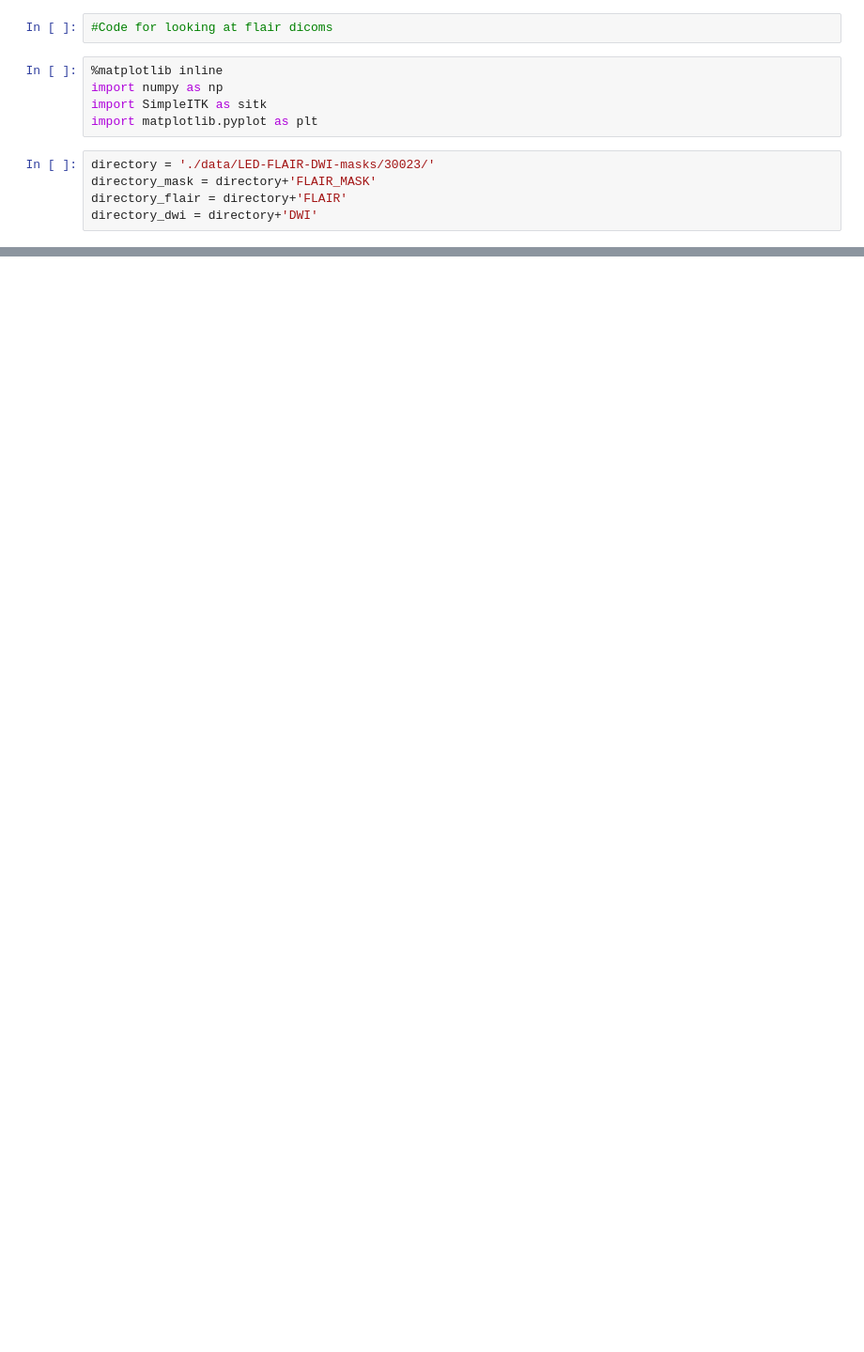
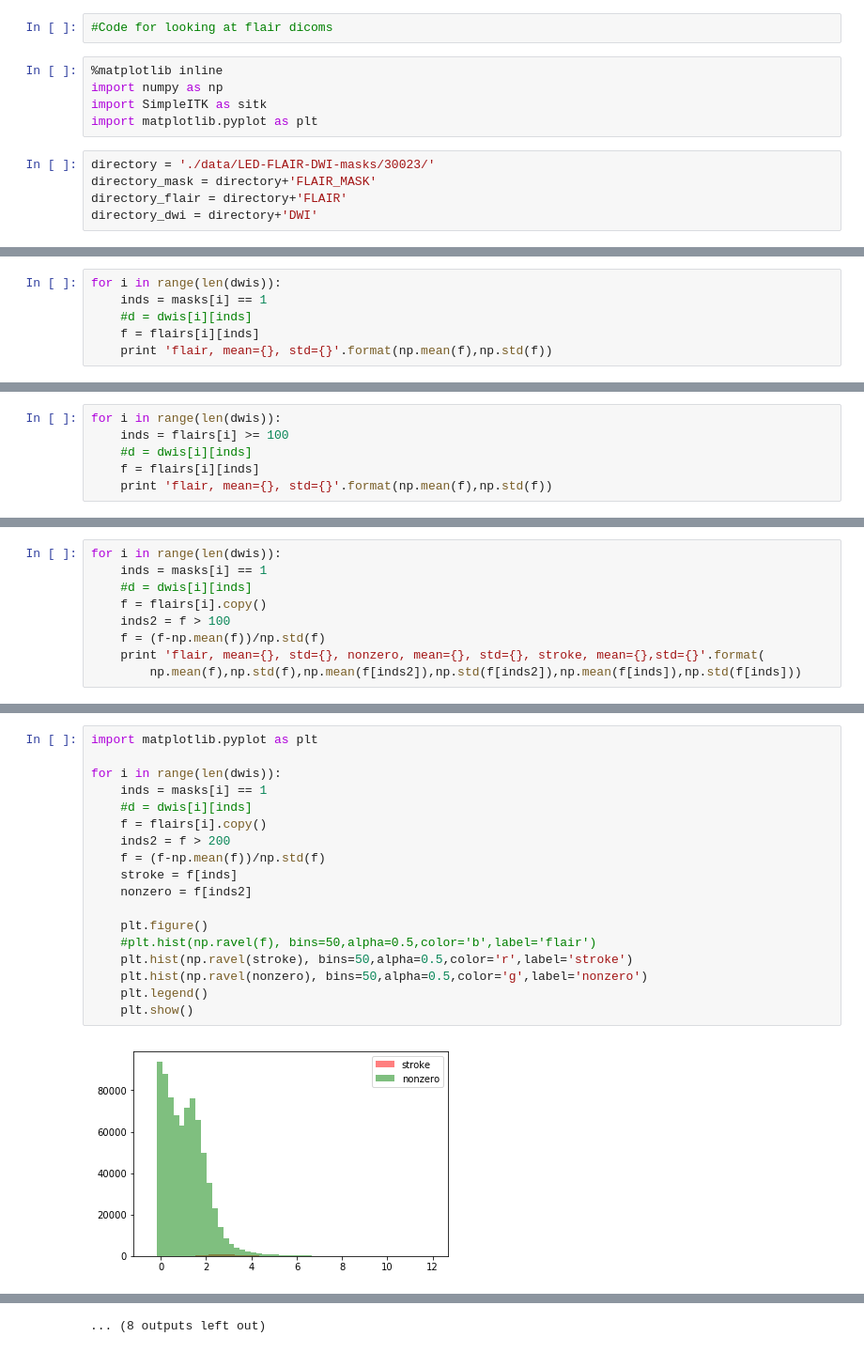
Before and after one commit to gmaher/DeepBrain, a Jupyter notebook: python/dicom.ipynb, the cells around one changed output, grey strips where cells are left out. Shown at 94% size. Drawn from its saved outputs; the diff is of its cells as text; blank space fills up the shorter version.

```diff
--- a/python/dicom.ipynb
+++ b/python/dicom.ipynb
@@ -73,0 +166,6 @@ plt.show()
+# %%
+for i in range(len(dwis)):
+    inds = masks[i] == 1
+    #d = dwis[i][inds]
+    f = flairs[i][inds]
+    print 'flair, mean={}, std={}'.format(np.mean(f),np.std(f))
@@ -73,0 +193,6 @@ plt.show()
+# %%
+for i in range(len(dwis)):
+    inds = flairs[i] >= 100
+    #d = dwis[i][inds]
+    f = flairs[i][inds]
+    print 'flair, mean={}, std={}'.format(np.mean(f),np.std(f))
@@ -73,0 +220,9 @@ plt.show()
+# %%
+for i in range(len(dwis)):
+    inds = masks[i] == 1
+    #d = dwis[i][inds]
+    f = flairs[i].copy()
+    inds2 = f > 100
+    f = (f-np.mean(f))/np.std(f)
+    print 'flair, mean={}, std={}, nonzero, mean={}, std={}, stroke, mean={},std={}'.format(
+        np.mean(f),np.std(f),np.mean(f[inds2]),np.std(f[inds2]),np.mean(f[inds]),np.std(f[inds]))
@@ -73,0 +250,20 @@ plt.show()
+# %%
+import matplotlib.pyplot as plt
+
+for i in range(len(dwis)):
+    inds = masks[i] == 1
+    #d = dwis[i][inds]
+    f = flairs[i].copy()
+    inds2 = f > 200
+    f = (f-np.mean(f))/np.std(f)
+    stroke = f[inds]
+    nonzero = f[inds2]
+
+    plt.figure()
+    #plt.hist(np.ravel(f), bins=50,alpha=0.5,color='b',label='flair')
+    plt.hist(np.ravel(stroke), bins=50,alpha=0.5,color='r',label='stroke')
+    plt.hist(np.ravel(nonzero), bins=50,alpha=0.5,color='g',label='nonzero')
+    plt.legend()
+    plt.show()
+# %% [output]
+[figure, added]
@@ -73,0 +281 @@ plt.show()
+... (8 outputs left out)
```
Also changed, not shown: parts of 12 cells of this notebook, 2 other files.
